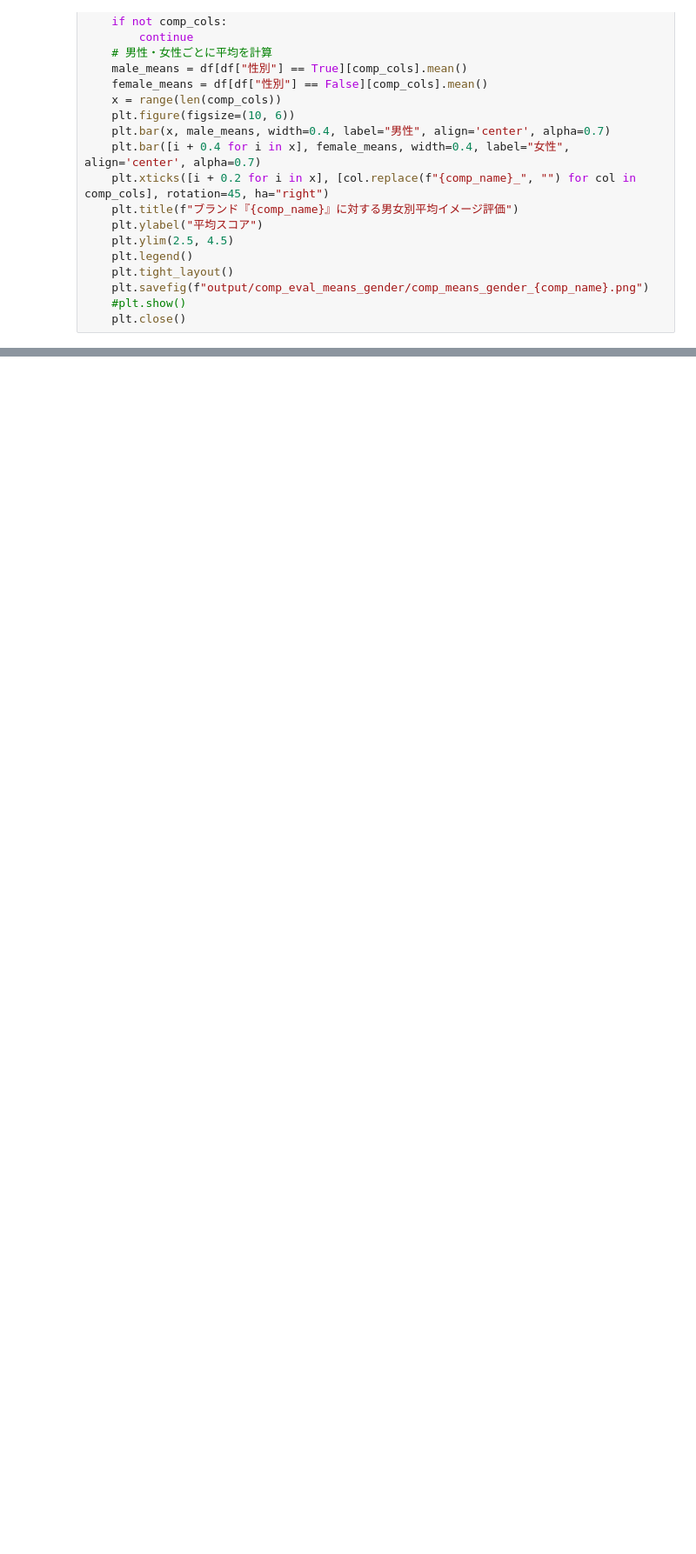
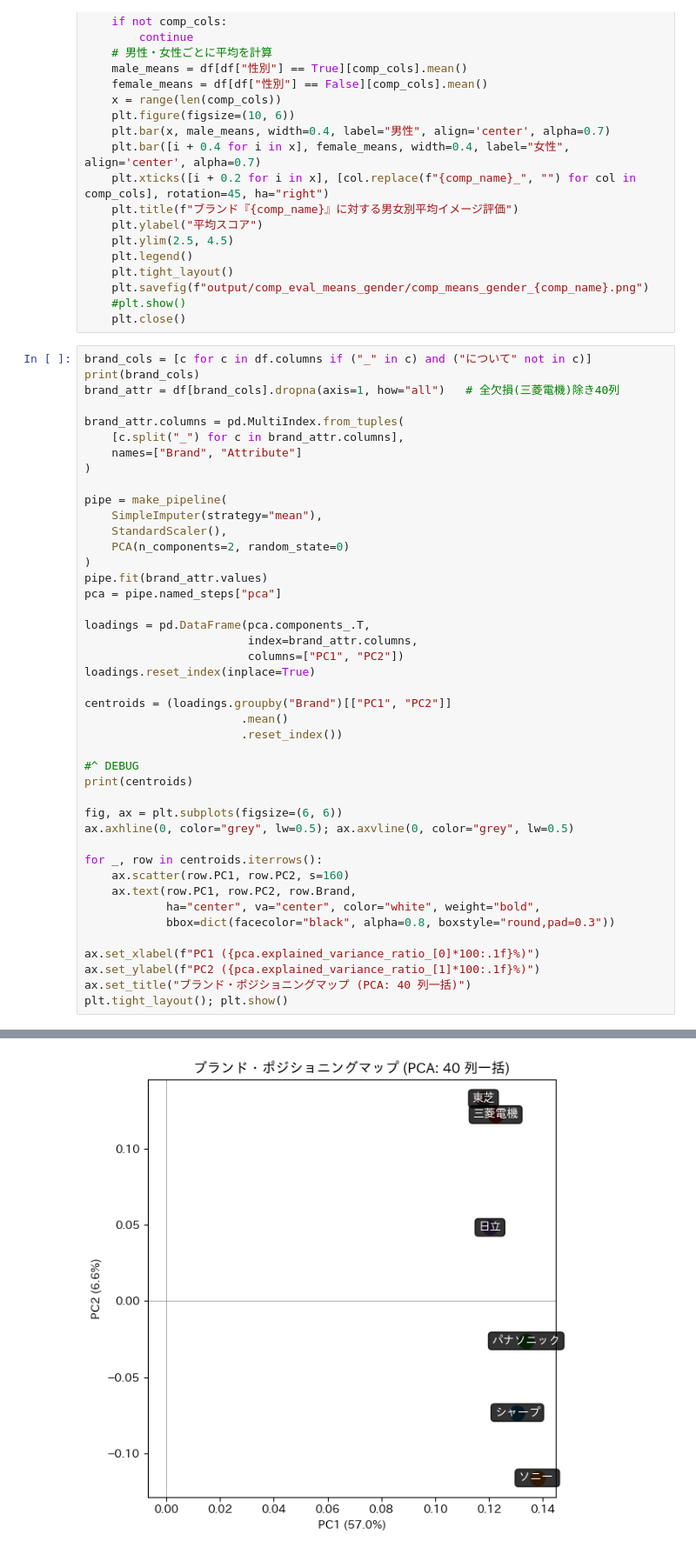
Before and after one commit to yut0takagi/Ass_MarketingResearch, a Jupyter notebook: main.ipynb, the cells around one changed output, grey strips where cells are left out. Shown at 87% size. Drawn from its saved outputs; the diff is of its cells as text; blank space fills up the shorter version.

```diff
--- a/main.ipynb
+++ b/main.ipynb
@@ -102,3 +105,47 @@ for comp_name in comp_names:
     plt.savefig(f"output/comp_eval_means_gender/comp_means_gender_{comp_name}.png")
     #plt.show()
     plt.close()
+# %%
+brand_cols = [c for c in df.columns if ("_" in c) and ("について" not in c)]
+print(brand_cols)
+brand_attr = df[brand_cols].dropna(axis=1, how="all")   # 全欠損(三菱電機)除き40列
+
+brand_attr.columns = pd.MultiIndex.from_tuples(
+    [c.split("_") for c in brand_attr.columns],
+    names=["Brand", "Attribute"]
+)
+
+pipe = make_pipeline(
+    SimpleImputer(strategy="mean"),
+    StandardScaler(),
+    PCA(n_components=2, random_state=0)
+)
+pipe.fit(brand_attr.values)
+pca = pipe.named_steps["pca"]
+
+loadings = pd.DataFrame(pca.components_.T,
+                        index=brand_attr.columns,
+                        columns=["PC1", "PC2"])
+loadings.reset_index(inplace=True)
+
+centroids = (loadings.groupby("Brand")[["PC1", "PC2"]]
+                       .mean()
+                       .reset_index())
+
+#^ DEBUG
+print(centroids)
+
+fig, ax = plt.subplots(figsize=(6, 6))
+ax.axhline(0, color="grey", lw=0.5); ax.axvline(0, color="grey", lw=0.5)
+
+for _, row in centroids.iterrows():
+    ax.scatter(row.PC1, row.PC2, s=160)
+    ax.text(row.PC1, row.PC2, row.Brand,
+            ha="center", va="center", color="white", weight="bold",
+            bbox=dict(facecolor="black", alpha=0.8, boxstyle="round,pad=0.3"))
+
+ax.set_xlabel(f"PC1 ({pca.explained_variance_ratio_[0]*100:.1f}%)")
+ax.set_ylabel(f"PC2 ({pca.explained_variance_ratio_[1]*100:.1f}%)")
+ax.set_title("ブランド・ポジショニングマップ (PCA: 40 列一括)")
+plt.tight_layout(); plt.show()
+# %% [output]
@@ -104,0 +160 @@ for comp_name in comp_names:
+[figure, added]
```
Also changed, not shown: parts of 6 cells of this notebook, 5 other files.
